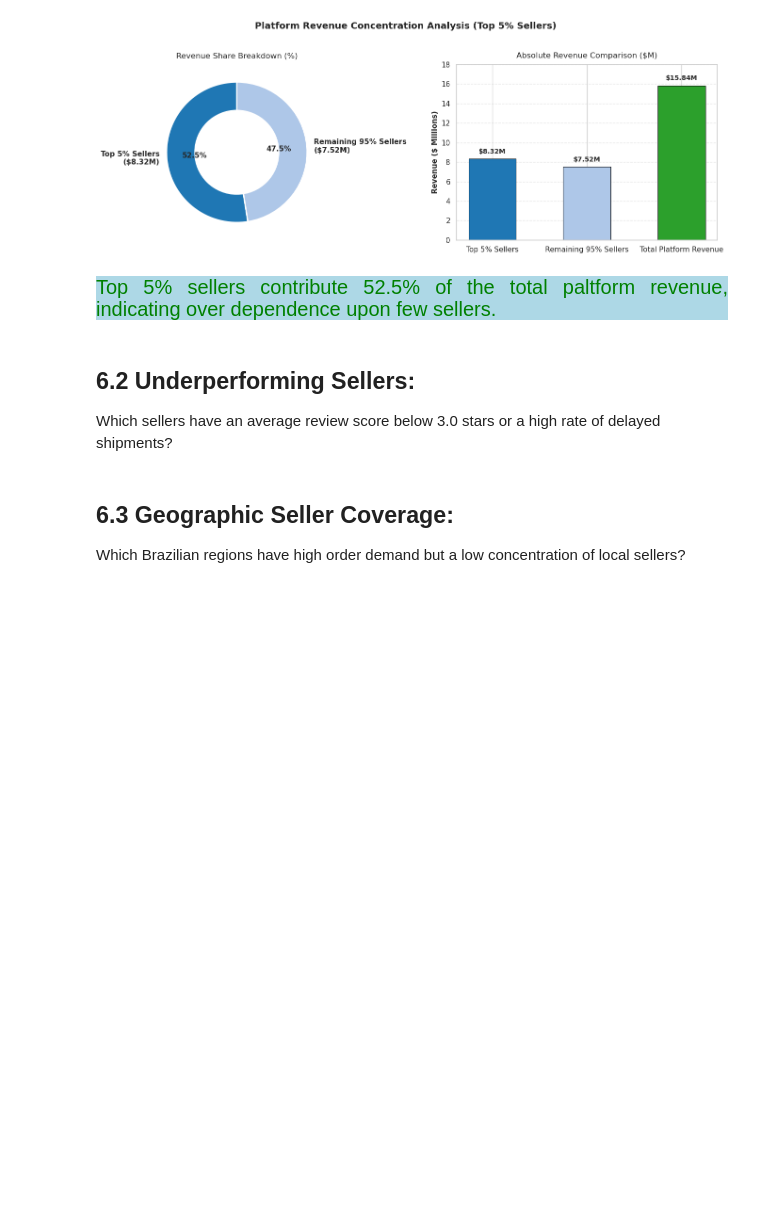
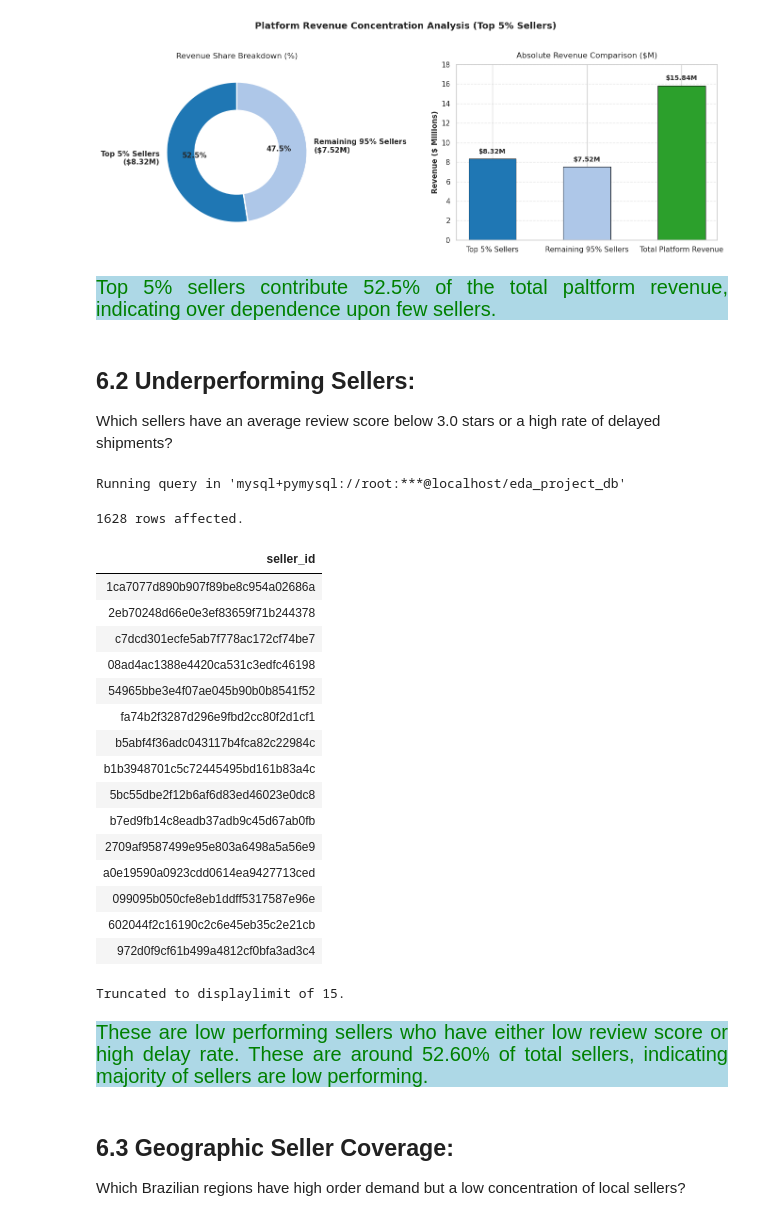
Before and after one commit to Kartika-Nidhi/Brazilian_Olist_Analysis, a Jupyter notebook: BrazilianOlist.ipynb, the cells around one changed output. Drawn from its saved outputs; the diff is of its cells as text; code cells hidden in the pictures; blank space fills up the shorter version.

Commit message:
sellers analysis 2/3 completed

```diff
--- a/BrazilianOlist.ipynb
+++ b/BrazilianOlist.ipynb
@@ -1232,6 +1232,45 @@ plt.show()
 # %% [markdown]
 ## 6.2 Underperforming Sellers:
  Which sellers have an average review score below 3.0 stars or a high rate of delayed shipments?
+# %%
+%%sql
+SELECT oi.seller_id
+FROM order_items AS oi
+JOIN reviews AS r
+    ON oi.order_id = r.order_id
+GROUP BY oi.seller_id
+HAVING AVG(r.review_score) < 3
+
+UNION
+
+
+SELECT DISTINCT oi.seller_id
+FROM order_items AS oi
+JOIN orders AS o
+    ON oi.order_id = o.order_id
+WHERE o.order_delivered_customer_date > o.order_estimated_delivery_date;
+# %% [output]
+Running query in 'mysql+pymysql://root:***@localhost/eda_project_db'
+1628 rows affected.
+| seller_id |
+| 1ca7077d890b907f89be8c954a02686a |
+| 2eb70248d66e0e3ef83659f71b244378 |
+| c7dcd301ecfe5ab7f778ac172cf74be7 |
+| 08ad4ac1388e4420ca531c3edfc46198 |
+| 54965bbe3e4f07ae045b90b0b8541f52 |
+| fa74b2f3287d296e9fbd2cc80f2d1cf1 |
+| b5abf4f36adc043117b4fca82c22984c |
+| b1b3948701c5c72445495bd161b83a4c |
+| 5bc55dbe2f12b6af6d83ed46023e0dc8 |
+| b7ed9fb14c8eadb37adb9c45d67ab0fb |
+| 2709af9587499e95e803a6498a5a56e9 |
+| a0e19590a0923cdd0614ea9427713ced |
+| 099095b050cfe8eb1ddff5317587e96e |
+| 602044f2c16190c2c6e45eb35c2e21cb |
+| 972d0f9cf61b499a4812cf0bfa3ad3c4 |
+Truncated to displaylimit of 15.
+# %% [markdown]
+<div style = "background-color:lightblue; color:green; font-size:20px; text-align:justify">These are low performing sellers who have either low review score or high delay rate. These are around 52.60% of total sellers, indicating majority of sellers are low performing.
 # %% [markdown]
 ## 6.3 Geographic Seller Coverage:
  Which Brazilian regions have high order demand but a low concentration of local sellers?
```
Also changed, not shown: parts of 1 cell of this notebook.
